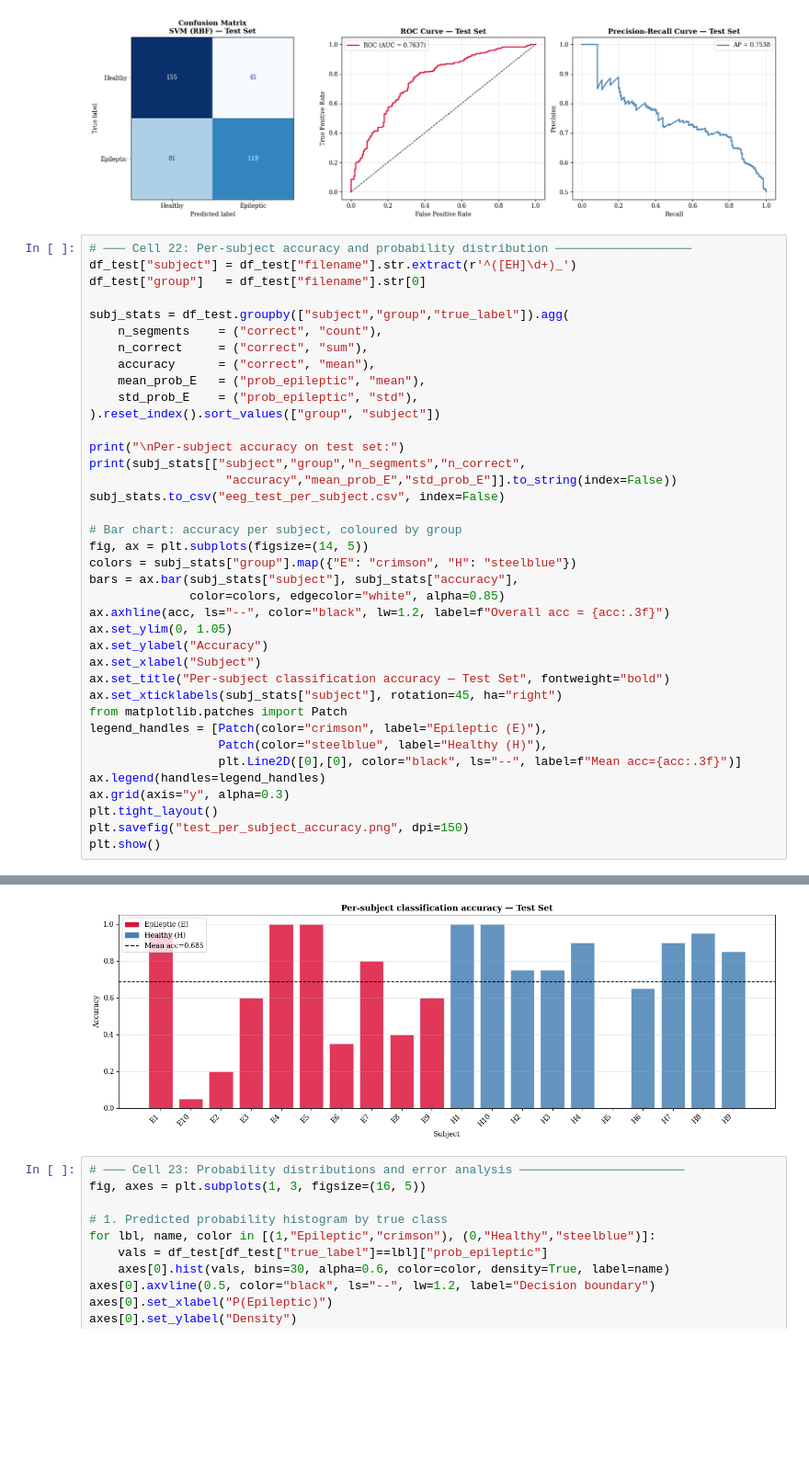
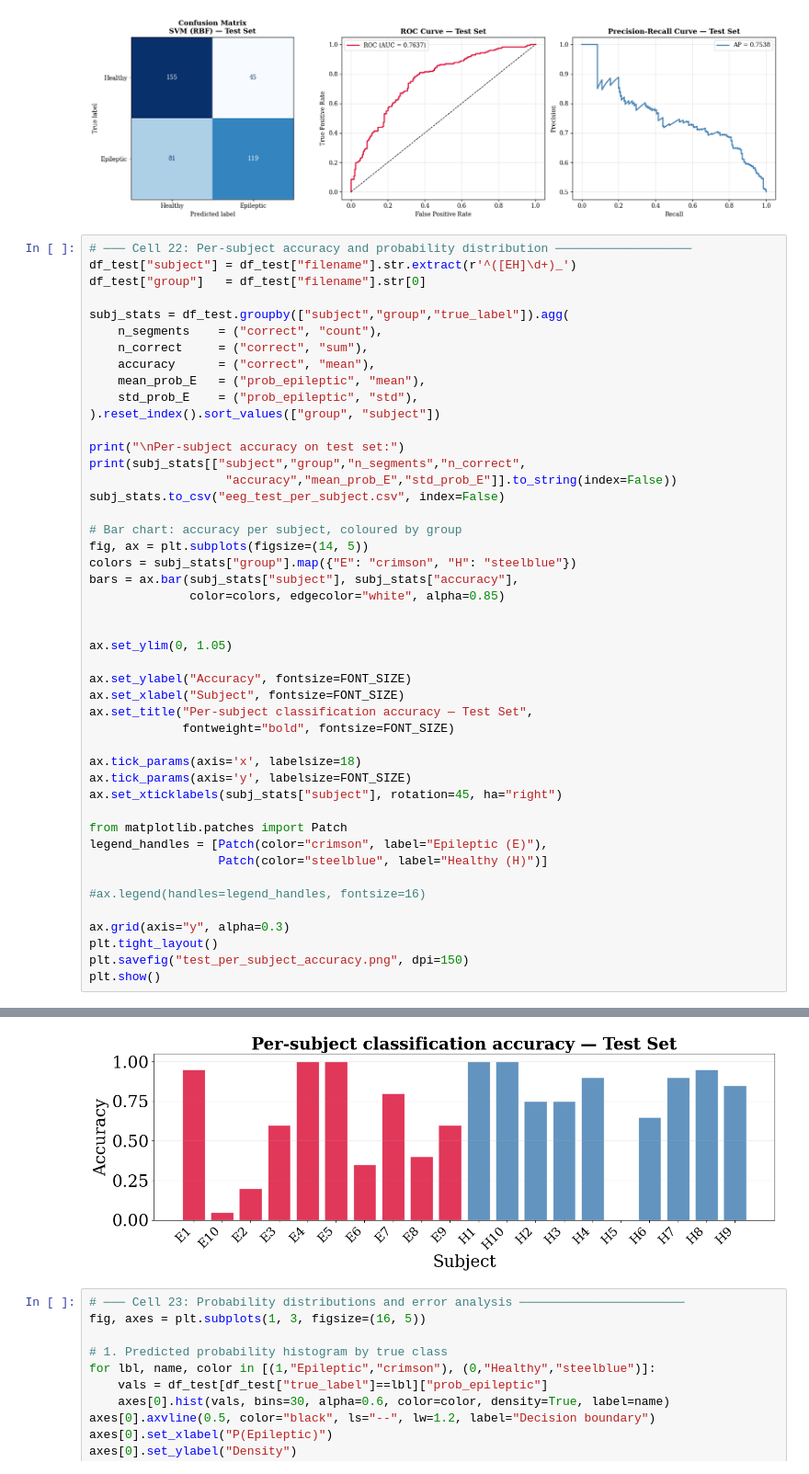
Before and after one commit to postnicov/test_colab, a Jupyter notebook: eeg_epilepsy_classifier.ipynb, the cells around one changed output, grey strips where cells are left out. Shown at 92% size. Saved outputs shown, nothing was run; the diff lists cells and outputs as text; blank space fills up the shorter version.

```diff
--- a/eeg_epilepsy_classifier.ipynb
+++ b/eeg_epilepsy_classifier.ipynb
@@ -950,41 +950,49 @@ subj_stats.to_csv("eeg_test_per_subject.csv", index=False)
 fig, ax = plt.subplots(figsize=(14, 5))
 colors = subj_stats["group"].map({"E": "crimson", "H": "steelblue"})
 bars = ax.bar(subj_stats["subject"], subj_stats["accuracy"],
               color=colors, edgecolor="white", alpha=0.85)
-ax.axhline(acc, ls="--", color="black", lw=1.2, label=f"Overall acc = {acc:.3f}")
+
+
 ax.set_ylim(0, 1.05)
-ax.set_ylabel("Accuracy")
-ax.set_xlabel("Subject")
-ax.set_title("Per-subject classification accuracy — Test Set", fontweight="bold")
+
+ax.set_ylabel("Accuracy", fontsize=FONT_SIZE)
+ax.set_xlabel("Subject", fontsize=FONT_SIZE)
+ax.set_title("Per-subject classification accuracy — Test Set",
+             fontweight="bold", fontsize=FONT_SIZE)
+
+ax.tick_params(axis='x', labelsize=18)
+ax.tick_params(axis='y', labelsize=FONT_SIZE)
 ax.set_xticklabels(subj_stats["subject"], rotation=45, ha="right")
+
 from matplotlib.patches import Patch
 legend_handles = [Patch(color="crimson", label="Epileptic (E)"),
-                  Patch(color="steelblue", label="Healthy (H)"),
-                  plt.Line2D([0],[0], color="black", ls="--", label=f"Mean acc={acc:.3f}")]
-ax.legend(handles=legend_handles)
+                  Patch(color="steelblue", label="Healthy (H)")]
+
+#ax.legend(handles=legend_handles, fontsize=16)
+
 ax.grid(axis="y", alpha=0.3)
 plt.tight_layout()
 plt.savefig("test_per_subject_accuracy.png", dpi=150)
 plt.show()
 # %% [output]
 Per-subject accuracy on test set:
 subject group  n_segments  n_correct  accuracy  mean_prob_E  std_prob_E
      E1     E          20         19      0.95     0.893151    0.167491
     E10     E          20          1      0.05     0.118101    0.233096
      E2     E          20          4      0.20     0.233718    0.264463
      E3     E          20         12      0.60     0.545804    0.298676
      E4     E          20         20      1.00     0.887327    0.139857
      E5     E          20         20      1.00     0.983652    0.031209
      E6     E          20          7      0.35     0.401000    0.348759
      E7     E          20         16      0.80     0.707577    0.314164
      E8     E          20          8      0.40     0.436338    0.251775
      E9     E          20         12      0.60     0.533784    0.357682
 ... (6 lines left out)
      H6     H          20         13      0.65     0.359208    0.290721
      H7     H          20         18      0.90     0.101828    0.272783
      H8     H          20         19      0.95     0.066271    0.167787
      H9     H          20         17      0.85     0.213617    0.258440
-[figure, old version]
+[figure, new version]
 # %%
 # ─── Cell 23: Probability distributions and error analysis ───────────────────────
 fig, axes = plt.subplots(1, 3, figsize=(16, 5))
```
Also changed, not shown: parts of 2 cells of this notebook.
